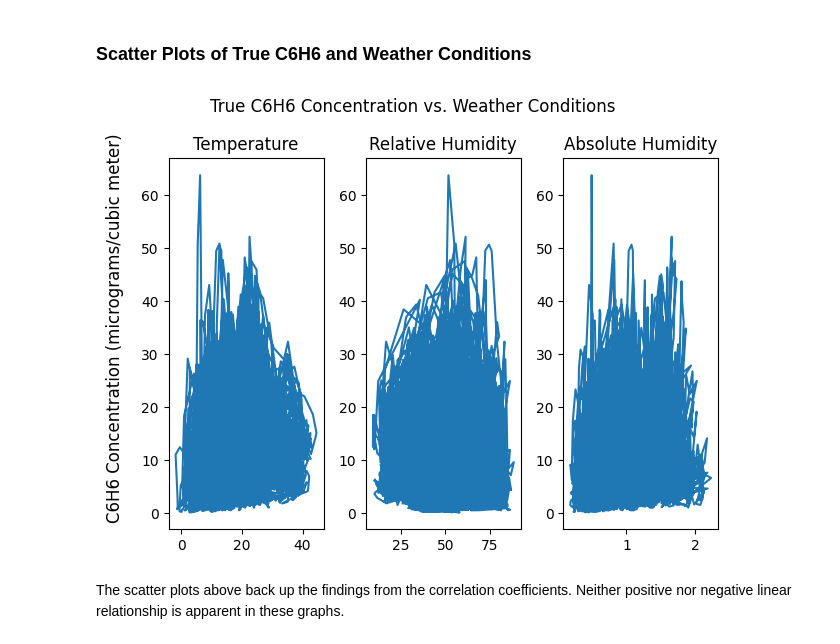
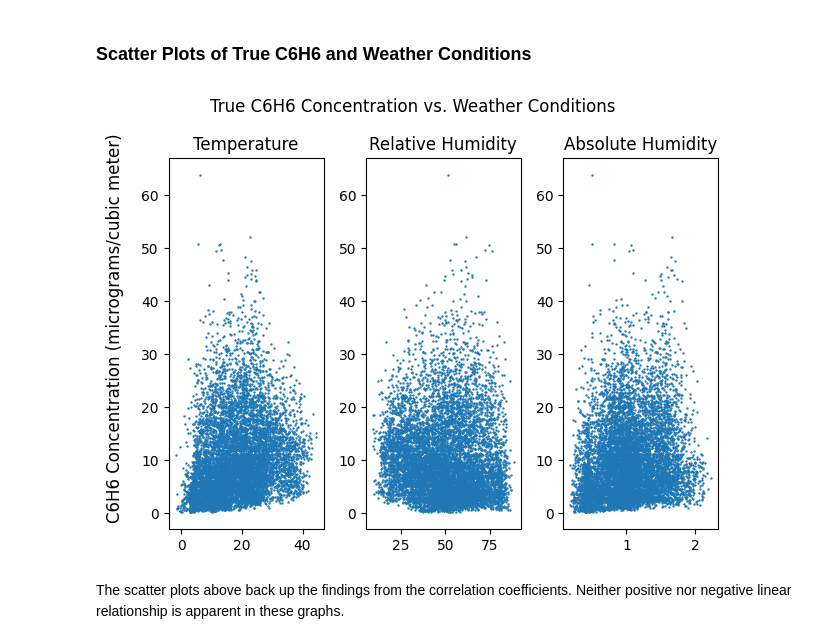
Before and after one commit to Alex-Devoid/ST-554-Project1, a Jupyter notebook: Task2/Task2.ipynb, the cells around one changed output. Cells and saved outputs as stored; diff of their text form; code cells hidden in the pictures.

```diff
--- a/Task2/Task2.ipynb
+++ b/Task2/Task2.ipynb
@@ -687,18 +691,18 @@ The correlation coefficients do not indicate a relationship between weather cond
 # %%
 x1, x2, x3 = air_qu.temp, air_qu.rel_hum, air_qu.abs_hum
 y = air_qu.true_C6H6
 
 fig, ax = plt.subplots(1,3)
 fig.suptitle("True C6H6 Concentration vs. Weather Conditions")
 fig.supylabel("C6H6 Concentration (micrograms/cubic meter)")
 
-ax[0].plot(x1, y); ax[0].set_title("Temperature")
-ax[1].plot(x2, y); ax[1].set_title("Relative Humidity")
-ax[2].plot(x3, y); ax[2].set_title("Absolute Humidity")
+ax[0].scatter(x1, y, s = 0.5); ax[0].set_title("Temperature")
+ax[1].scatter(x2, y, s = 0.5); ax[1].set_title("Relative Humidity")
+ax[2].scatter(x3, y, s = 0.5); ax[2].set_title("Absolute Humidity")
 
 fig.tight_layout()
 # %% [output]
-[figure, old version]
+[figure, new version]
 # %% [markdown]
 The scatter plots above back up the findings from the correlation coefficients. Neither positive nor negative linear relationship is apparent in these graphs.
 # %% [markdown]
```
Also changed, not shown: parts of 14 cells of this notebook.
